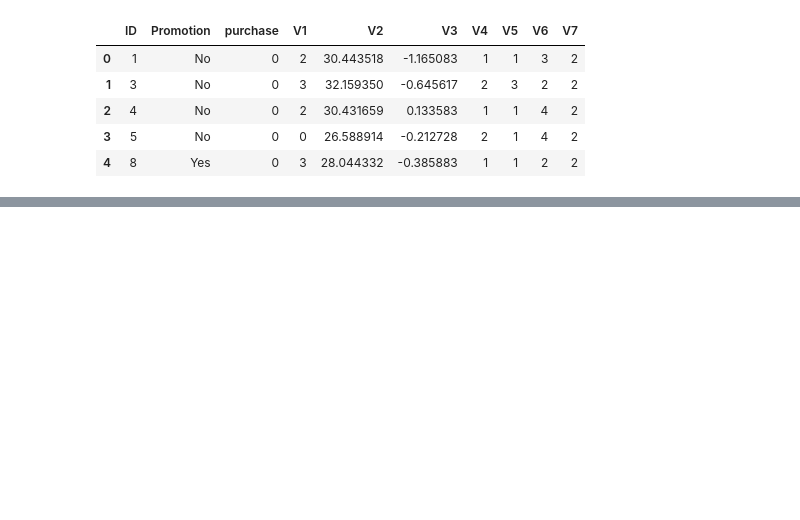
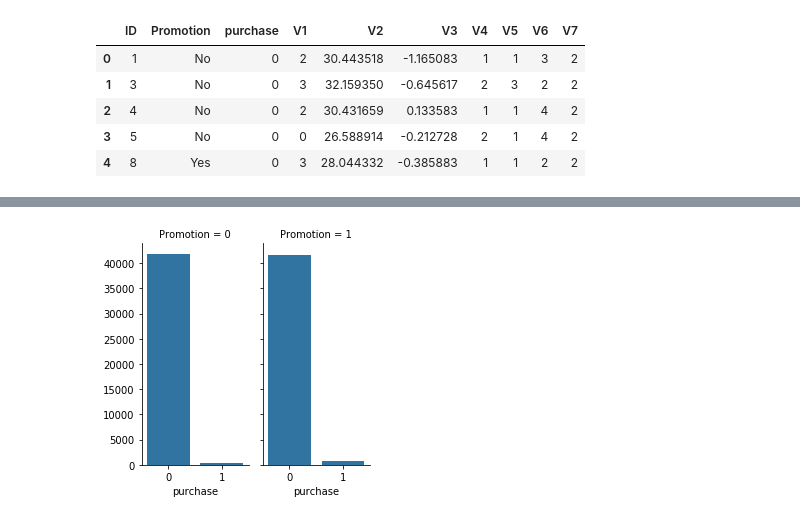
Before and after one commit to marcelokscunha/projects, a Jupyter notebook: starbucks-ad-analysis/Starbucks.ipynb, the cells around one changed output, grey strips where cells are left out. Cells and saved outputs as stored; diff of their text form; code cells hidden in the pictures; blank space fills up the shorter version.

```diff
--- a/starbucks-ad-analysis/Starbucks.ipynb
+++ b/starbucks-ad-analysis/Starbucks.ipynb
@@ -75,0 +129,5 @@ train_data.head()
+# %%
+g = sns.FacetGrid(train_data, col="Promotion", height=4, aspect=.5)
+g.map(sns.countplot, "purchase", order=[0,1]);
+# %% [output]
+[figure, added]
```
Also changed, not shown: parts of 13 cells of this notebook, 3 other files.
